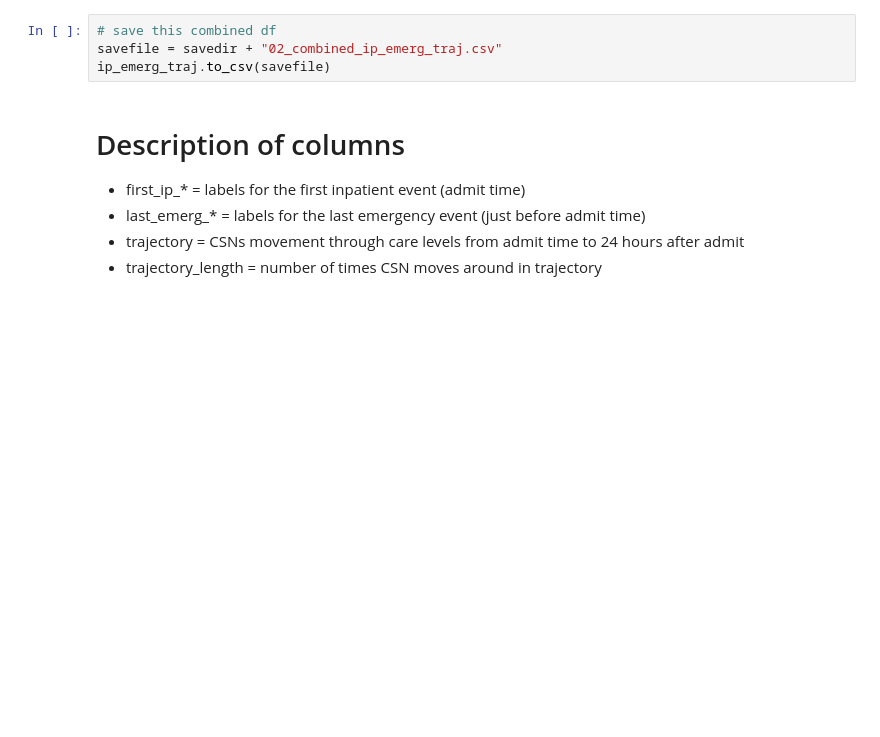
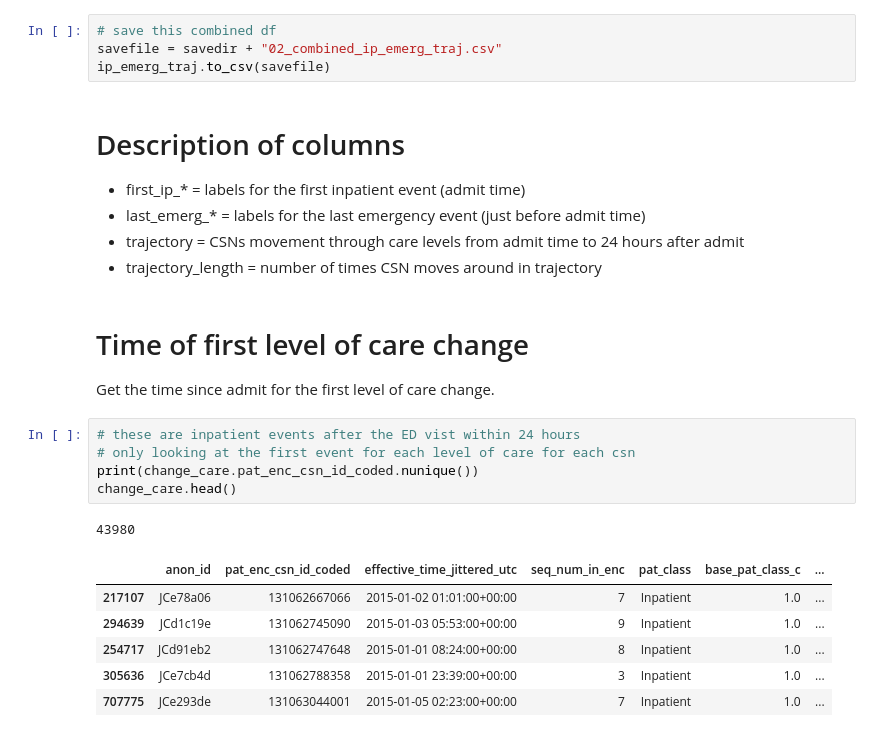
Before and after one commit to Minh084/TDA, a Jupyter notebook: 5_results_analysis/5.2_error_analysis.ipynb, the cells around one changed output. Saved outputs shown, nothing was run; the diff lists cells and outputs as text; blank space fills up the shorter version.

Commit message:
first loc change time added to 5_2 script, plotting script for pos/neg switches

```diff
--- a/5_results_analysis/5.2_error_analysis.ipynb
+++ b/5_results_analysis/5.2_error_analysis.ipynb
@@ -752,3 +831,20 @@ ip_emerg_traj.to_csv(savefile)
 - last_emerg_* = labels for the last emergency event (just before admit time)
 - trajectory = CSNs movement through care levels from admit time to 24 hours after admit
 - trajectory_length = number of times CSN moves around in trajectory
+# %% [markdown]
+# Time of first level of care change
+
+Get the time since admit for the first level of care change.
+# %%
+# these are inpatient events after the ED vist within 24 hours
+# only looking at the first event for each level of care for each csn
+print(change_care.pat_enc_csn_id_coded.nunique())
+change_care.head()
+# %% [output]
+43980
+|  | anon_id | pat_enc_csn_id_coded | effective_time_jittered_utc | seq_num_in_enc | pat_class | base_pat_class_c | ... |
+| 217107 | JCe78a06 | 131062667066 | 2015-01-02 01:01:00+00:00 | 7 | Inpatient | 1.0 | ... |
+| 294639 | JCd1c19e | 131062745090 | 2015-01-03 05:53:00+00:00 | 9 | Inpatient | 1.0 | ... |
+| 254717 | JCd91eb2 | 131062747648 | 2015-01-01 08:24:00+00:00 | 8 | Inpatient | 1.0 | ... |
+| 305636 | JCe7cb4d | 131062788358 | 2015-01-01 23:39:00+00:00 | 3 | Inpatient | 1.0 | ... |
+| 707775 | JCe293de | 131063044001 | 2015-01-05 02:23:00+00:00 | 7 | Inpatient | 1.0 | ... |
```
Also changed, not shown: parts of 18 cells of this notebook, 1 other file.
